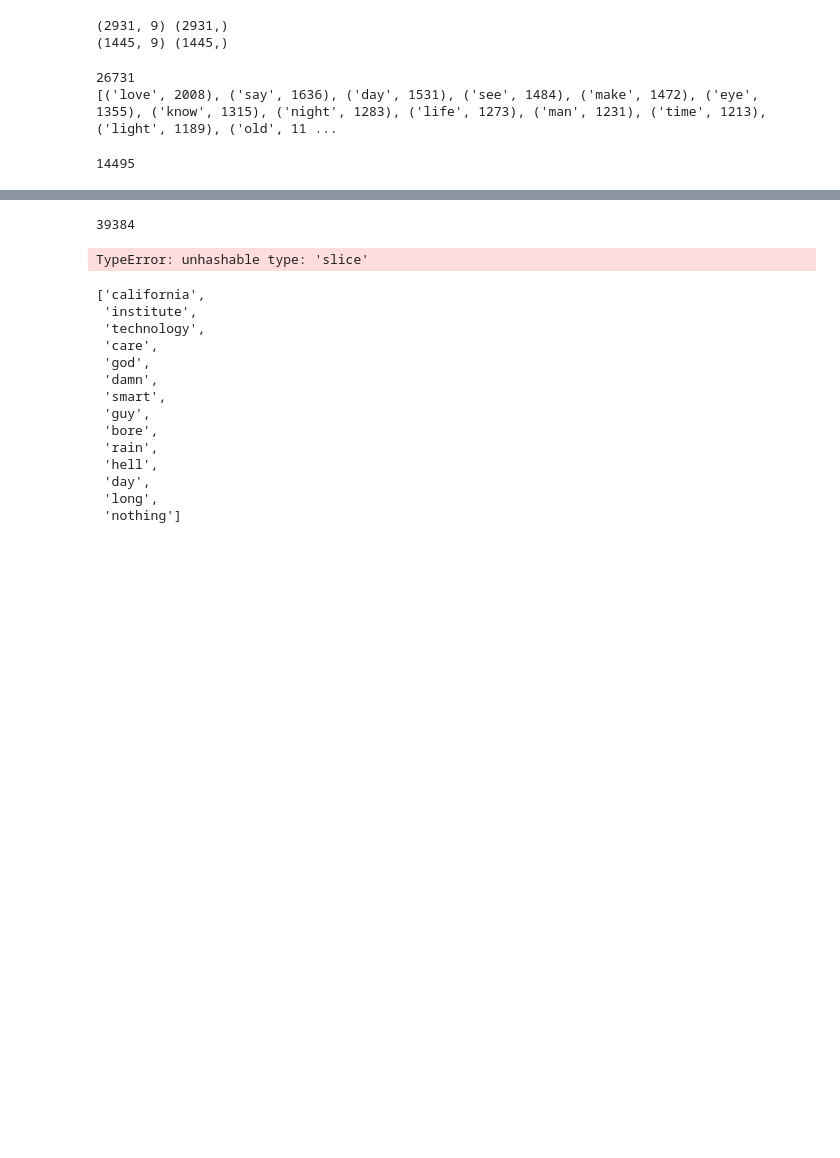
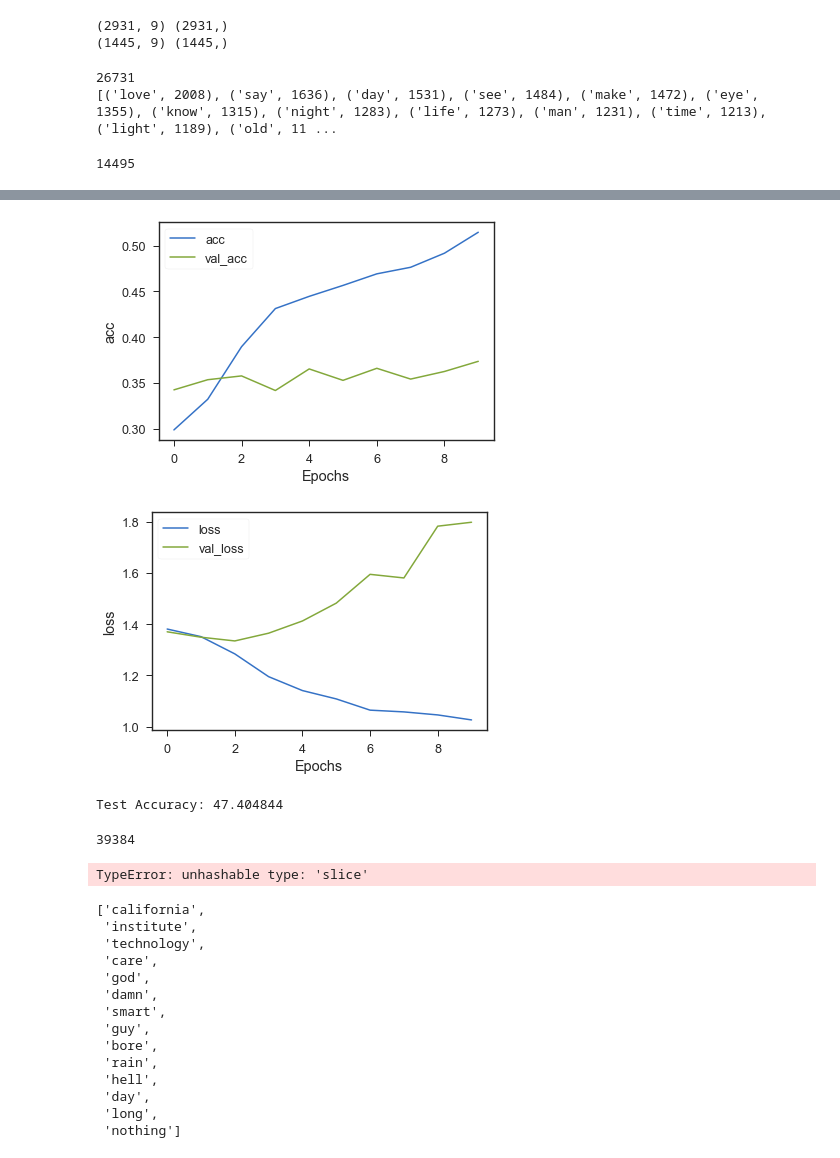
Before and after one commit to p-szymo/poetry_genre_classifier, a Jupyter notebook: word_embeddings_modeling_notebook.ipynb, the cells around one changed output, grey strips where cells are left out. Saved outputs shown, nothing was run; the diff lists cells and outputs as text; code cells hidden in the pictures; blank space fills up the shorter version.

```diff
--- a/word_embeddings_modeling_notebook.ipynb
+++ b/word_embeddings_modeling_notebook.ipynb
@@ -124,0 +153,8 @@ with gzip.open('data/poetry_umbrella_genres_df_edit.pkl', 'rb') as hello:
+# %%
+# sequence encode
+encoded_test_docs = tokenizer.texts_to_sequences(test_docs)
+# pad sequences
+Xtest = pad_sequences(encoded_test_docs, maxlen=max_length, padding='post')
+# %%
+# define vocabulary size (largest integer value)
+vocab_size = len(tokenizer.word_index) + 1
@@ -124,0 +205,9 @@ with gzip.open('data/poetry_umbrella_genres_df_edit.pkl', 'rb') as hello:
+# %%
+# instantiate the encoder
+le = LabelEncoder()
+
+# fit and transform the target train set
+ytrain = le.fit_transform(y_train)
+
+# transfomr the target test set
+ytest = le.transform(y_test)
@@ -124,0 +240,7 @@ with gzip.open('data/poetry_umbrella_genres_df_edit.pkl', 'rb') as hello:
+# %%
+# compile network
+model.compile(loss='sparse_categorical_crossentropy', optimizer='adam', metrics=['accuracy'])
+
+num_epochs = 10
+history = model.fit(Xtrain, ytrain, epochs=num_epochs, validation_data=(Xtest, ytest),
+                    verbose=2)
@@ -125,3 +265,23 @@ with gzip.open('data/poetry_umbrella_genres_df_edit.pkl', 'rb') as hello:
+# %%
+def plot_graphs(history, string):
+    plt.plot(history.history[string])
+    plt.plot(history.history['val_'+string])
+    plt.xlabel("Epochs")
+    plt.ylabel(string)
+    plt.legend([string, 'val_'+string])
+    plt.show()
+
+plot_graphs(history, "acc")
+plot_graphs(history, "loss")
+# %% [output]
+[figure, added]
+[figure, added]
+# %%
+# evaluate
+loss, acc = model.evaluate(Xtest, ytest, verbose=0)
+print('Test Accuracy: %f' % (acc*100))
+# %% [output]
+Test Accuracy: 47.404844
 # %%
 vocab['love']
 # %% [output]
```
Also changed, not shown: parts of 11 cells of this notebook, 1 other file.
